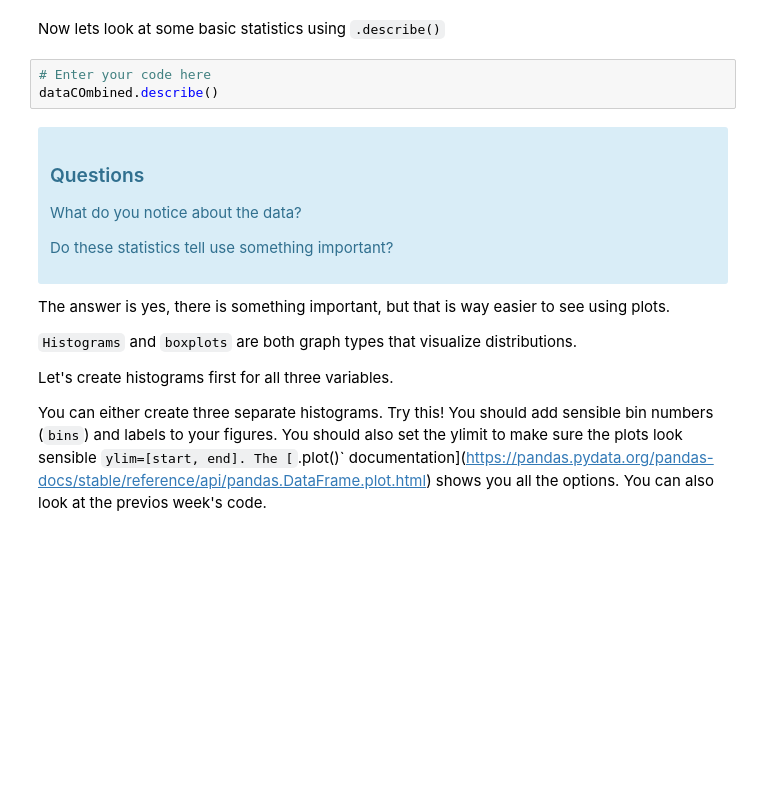
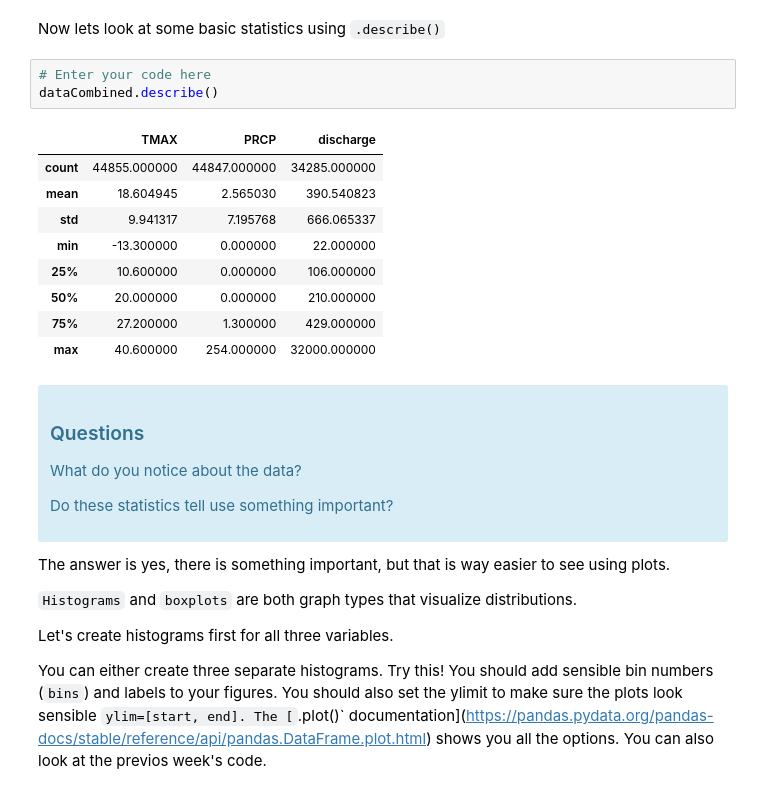
Before and after one commit to Baydewey4/ISAT420_Code, a Jupyter notebook: W4_1_ClimateData/code/aggregatingData.ipynb, the cells around one changed output. Saved outputs shown, nothing was run; the diff lists cells and outputs as text; blank space fills up the shorter version.

```diff
--- a/W4_1_ClimateData/code/aggregatingData.ipynb
+++ b/W4_1_ClimateData/code/aggregatingData.ipynb
@@ -118,7 +118,17 @@ array([<Axes: xlabel='DATE'>, <Axes: xlabel='DATE'>,
 Now lets look at some basic statistics using `.describe()`
 # %%
 # Enter your code here
-dataCOmbined.describe()
+dataCombined.describe()
+# %% [output]
+|  | TMAX | PRCP | discharge |
+| count | 44855.000000 | 44847.000000 | 34285.000000 |
+| mean | 18.604945 | 2.565030 | 390.540823 |
+| std | 9.941317 | 7.195768 | 666.065337 |
+| min | -13.300000 | 0.000000 | 22.000000 |
+| 25% | 10.600000 | 0.000000 | 106.000000 |
+| 50% | 20.000000 | 0.000000 | 210.000000 |
+| 75% | 27.200000 | 1.300000 | 429.000000 |
+| max | 40.600000 | 254.000000 | 32000.000000 |
 # %% [markdown]
 <div class="alert alert-info" role="alert">
 <h3 class="alert-heading">Questions</h3>
```
Also changed, not shown: parts of 3 cells of this notebook.
